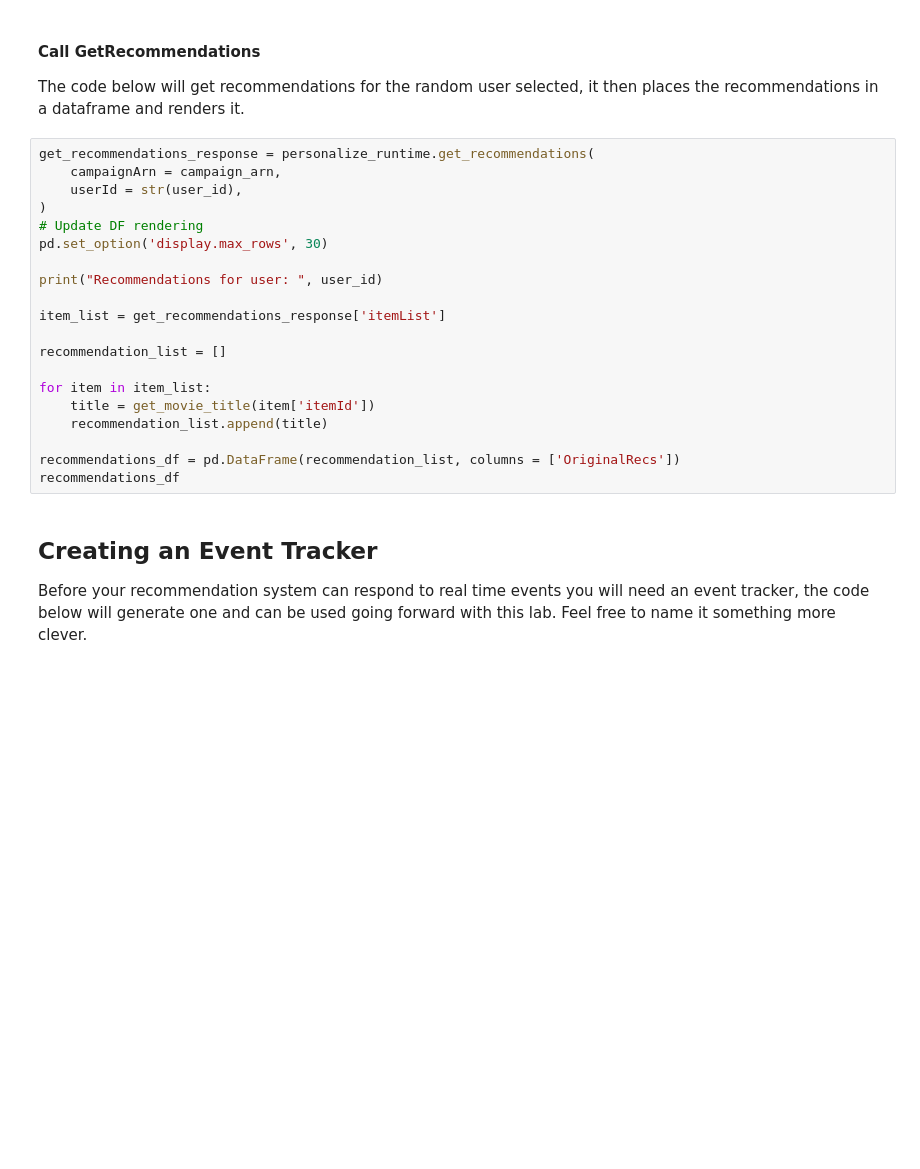
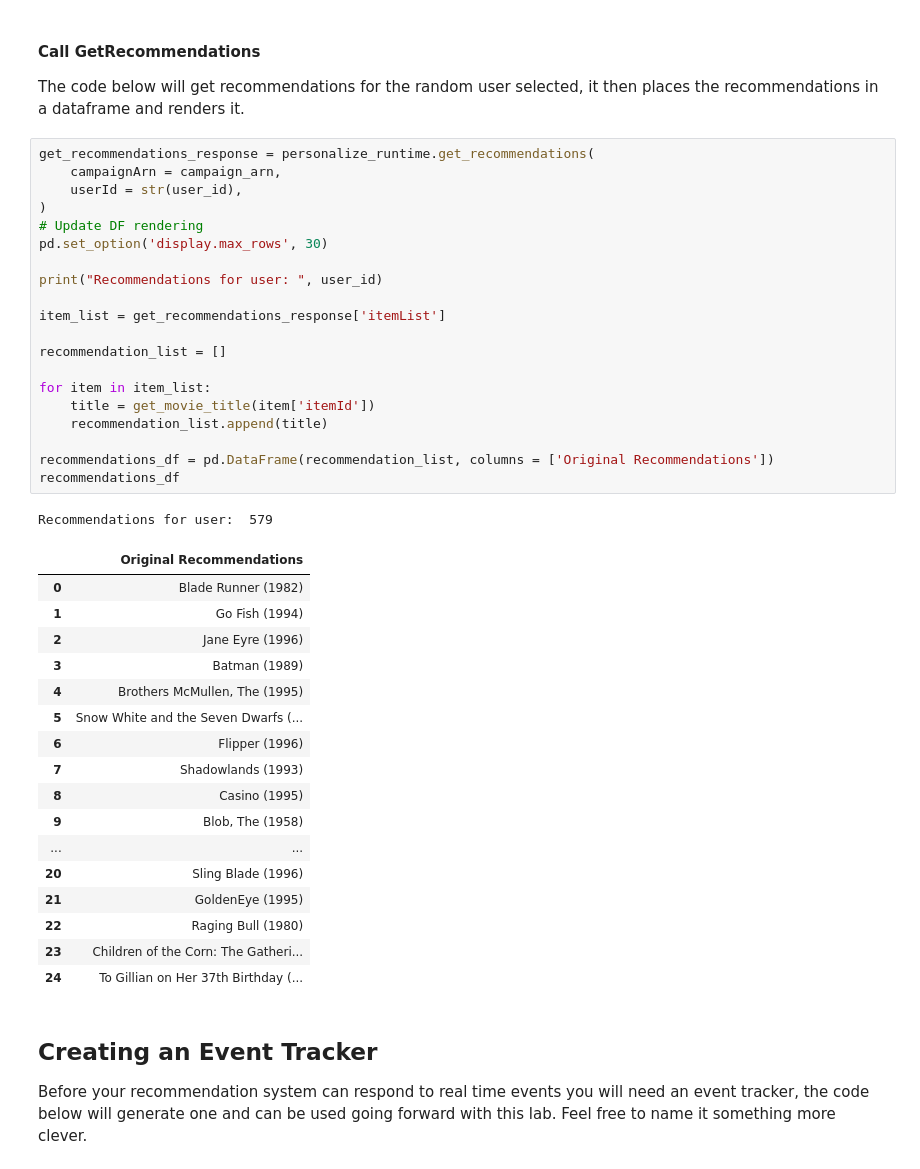
Before and after one commit to aws-samples/amazon-personalize-samples, a Jupyter notebook: getting_started/ReInvent2019_Workshop.ipynb, the cells around one changed output. Drawn from its saved outputs; the diff is of its cells as text; blank space fills up the shorter version.

```diff
--- a/getting_started/ReInvent2019_Workshop.ipynb
+++ b/getting_started/ReInvent2019_Workshop.ipynb
@@ -440,23 +673,42 @@ The code below will get recommendations for the random user selected, it then pl
 # %%
 get_recommendations_response = personalize_runtime.get_recommendations(
     campaignArn = campaign_arn,
     userId = str(user_id),
 )
 # Update DF rendering
 pd.set_option('display.max_rows', 30)
 
 print("Recommendations for user: ", user_id)
 
 item_list = get_recommendations_response['itemList']
 
 recommendation_list = []
 
 for item in item_list:
     title = get_movie_title(item['itemId'])
     recommendation_list.append(title)
 
-recommendations_df = pd.DataFrame(recommendation_list, columns = ['OriginalRecs'])
+recommendations_df = pd.DataFrame(recommendation_list, columns = ['Original Recommendations'])
 recommendations_df
+# %% [output]
+Recommendations for user:  579
+|  | Original Recommendations |
+| 0 | Blade Runner (1982) |
+| 1 | Go Fish (1994) |
+| 2 | Jane Eyre (1996) |
+| 3 | Batman (1989) |
+| 4 | Brothers McMullen, The (1995) |
+| 5 | Snow White and the Seven Dwarfs (... |
+| 6 | Flipper (1996) |
+| 7 | Shadowlands (1993) |
+| 8 | Casino (1995) |
+| 9 | Blob, The (1958) |
+| ... | ... |
+| 20 | Sling Blade (1996) |
+| 21 | GoldenEye (1995) |
+| 22 | Raging Bull (1980) |
+| 23 | Children of the Corn: The Gatheri... |
+| 24 | To Gillian on Her 37th Birthday (... |
 # %% [markdown]
 ## Creating an Event Tracker
 
```
Also changed, not shown: parts of 45 cells of this notebook, 2 other files.
